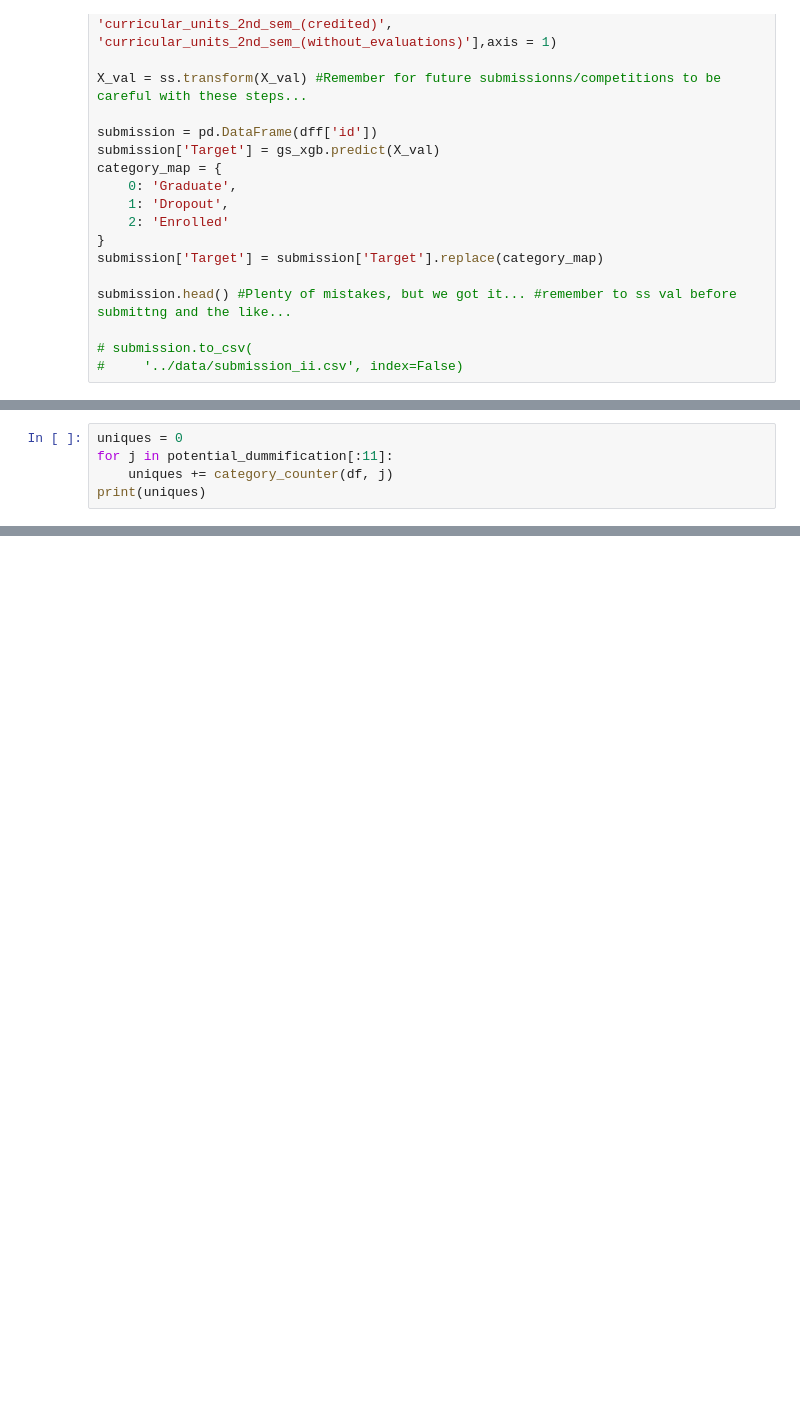
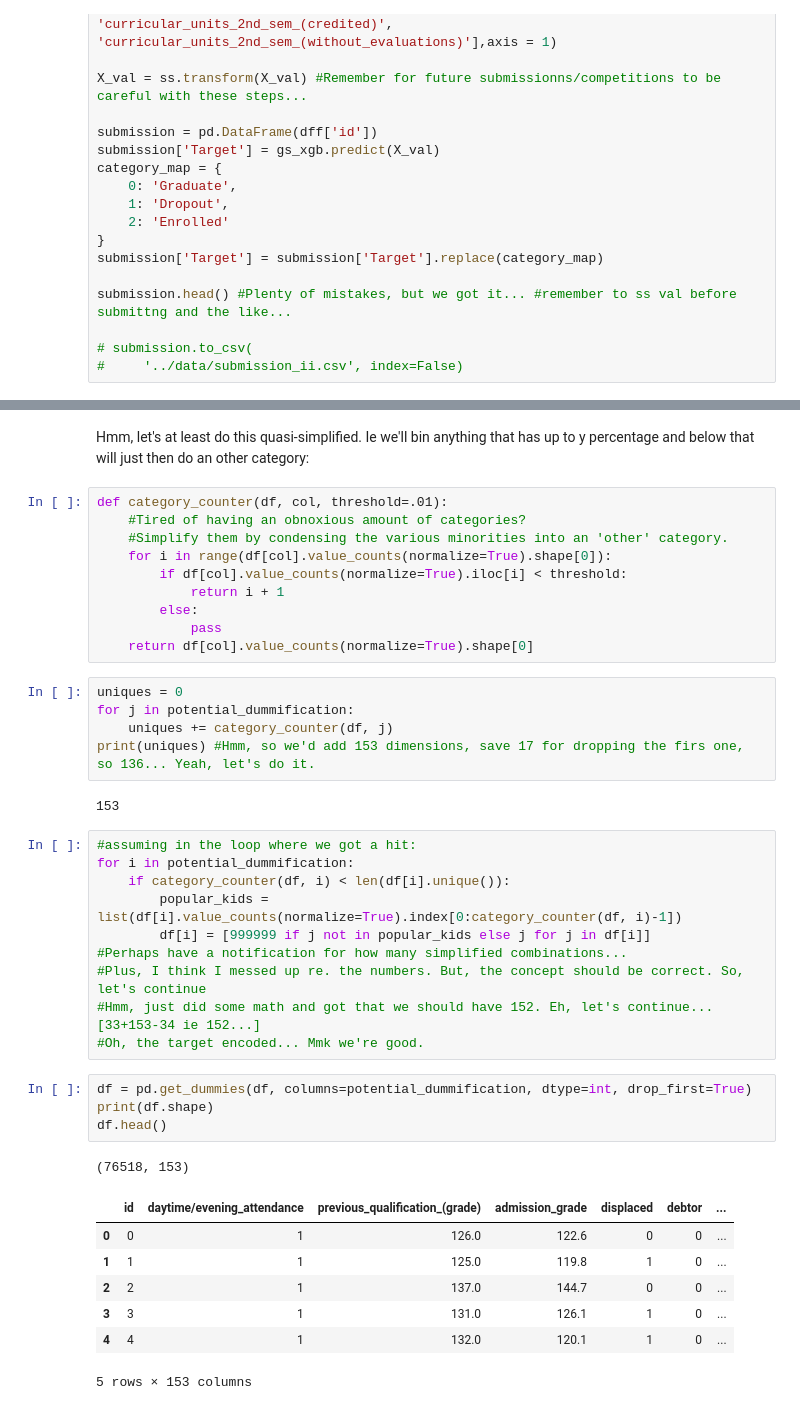
Before and after one commit to bwolff26/academic_success, a Jupyter notebook: code/modeling_i.ipynb, the cells around one changed output, grey strips where cells are left out. Cells and saved outputs as stored; diff of their text form; blank space fills up the shorter version.

```diff
--- a/code/modeling_i.ipynb
+++ b/code/modeling_i.ipynb
@@ -342,5 +324,0 @@ def category_counter(df, col, threshold=.01):
-# %%
-uniques = 0
-for j in potential_dummification[:11]:
-    uniques += category_counter(df, j)
-print(uniques)
@@ -415,0 +333,42 @@ print(accuracy_score(y_test, y_pred))
+# %% [markdown]
+Hmm, let's at least do this quasi-simplified. Ie we'll bin anything that has up to y percentage and below that will just then do an other category:
+# %%
+def category_counter(df, col, threshold=.01):
+    #Tired of having an obnoxious amount of categories?
+    #Simplify them by condensing the various minorities into an 'other' category.
+    for i in range(df[col].value_counts(normalize=True).shape[0]):
+        if df[col].value_counts(normalize=True).iloc[i] < threshold:
+            return i + 1
+        else:
+            pass
+    return df[col].value_counts(normalize=True).shape[0]
+# %%
+uniques = 0
+for j in potential_dummification:
+    uniques += category_counter(df, j)
+print(uniques) #Hmm, so we'd add 153 dimensions, save 17 for dropping the firs one, so 136... Yeah, let's do it.
+# %% [output]
+153
+# %%
+#assuming in the loop where we got a hit:
+for i in potential_dummification:
+    if category_counter(df, i) < len(df[i].unique()):
+        popular_kids = list(df[i].value_counts(normalize=True).index[0:category_counter(df, i)-1])
+        df[i] = [999999 if j not in popular_kids else j for j in df[i]]
+#Perhaps have a notification for how many simplified combinations...
+#Plus, I think I messed up re. the numbers. But, the concept should be correct. So, let's continue
+#Hmm, just did some math and got that we should have 152. Eh, let's continue... [33+153-34 ie 152...]
+#Oh, the target encoded... Mmk we're good.
+# %%
+df = pd.get_dummies(df, columns=potential_dummification, dtype=int, drop_first=True)
+print(df.shape)
+df.head()
+# %% [output]
+(76518, 153)
+|  | id | daytime/evening_attendance | previous_qualification_(grade) | admission_grade | displaced | debtor | ... |
+| 0 | 0 | 1 | 126.0 | 122.6 | 0 | 0 | ... |
+| 1 | 1 | 1 | 125.0 | 119.8 | 1 | 0 | ... |
+| 2 | 2 | 1 | 137.0 | 144.7 | 0 | 0 | ... |
+| 3 | 3 | 1 | 131.0 | 126.1 | 1 | 0 | ... |
+| 4 | 4 | 1 | 132.0 | 120.1 | 1 | 0 | ... |
+5 rows × 153 columns
```
Also changed, not shown: parts of 21 cells of this notebook, 1 other file.
